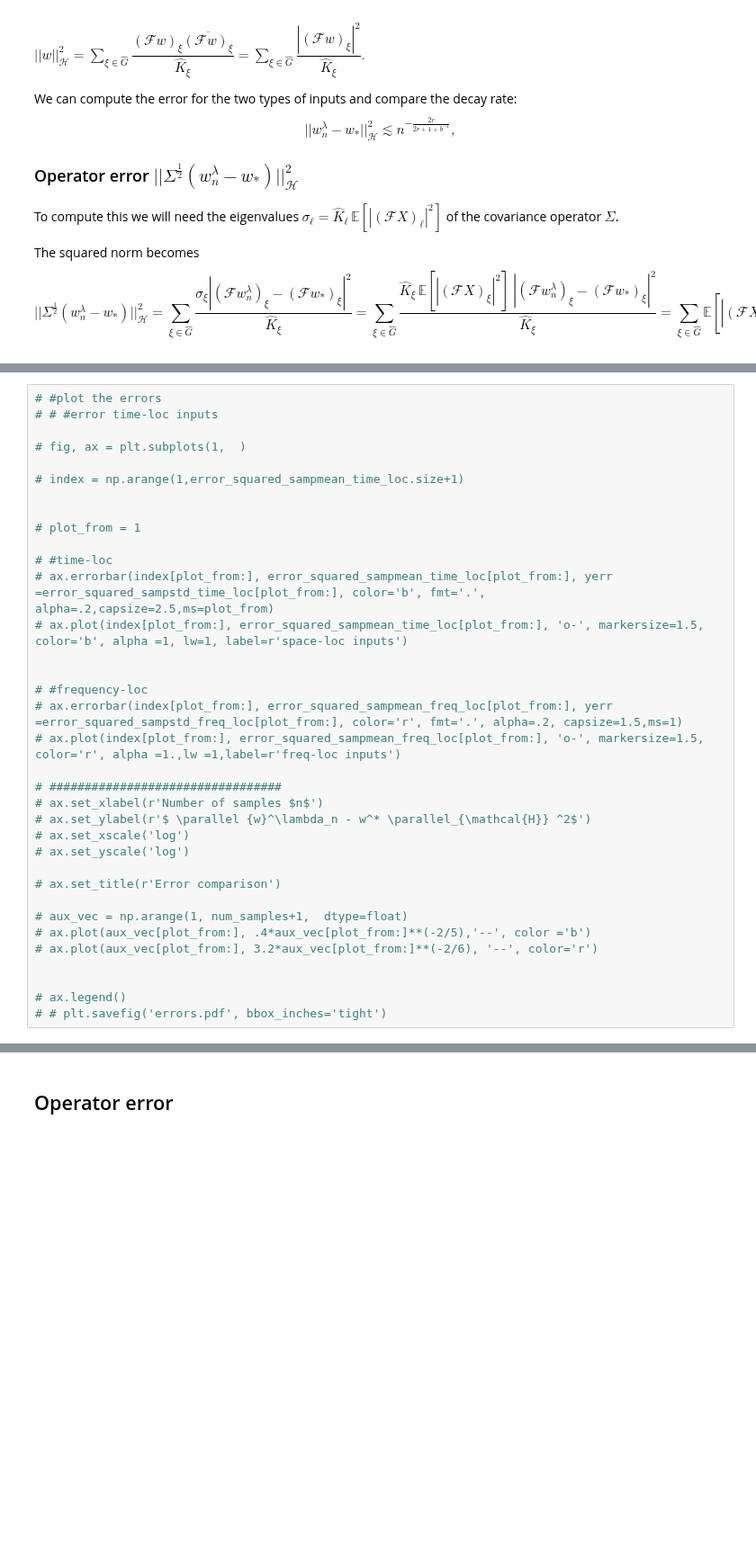
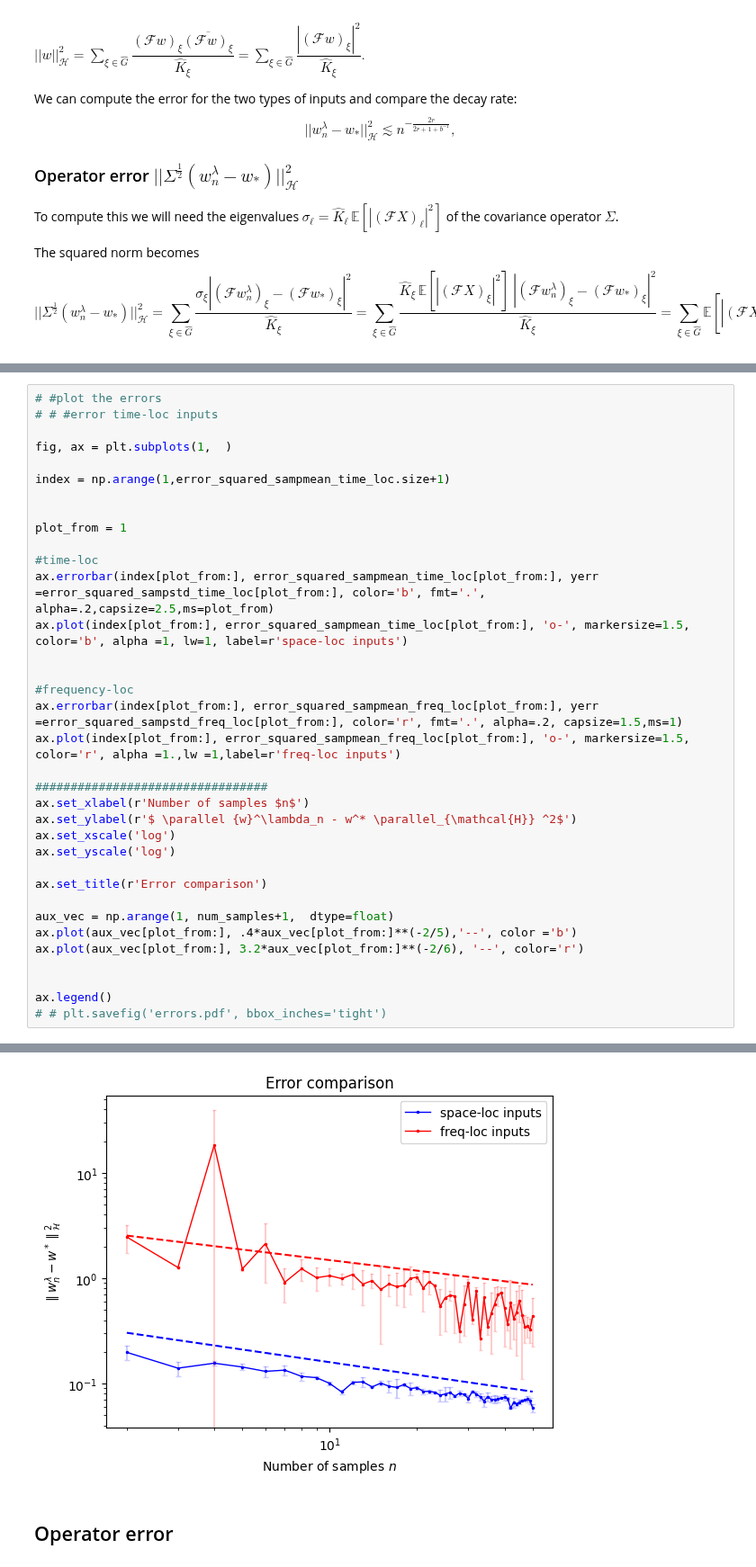
Before and after one commit to EmiliaMagnani/learnconv, a Jupyter notebook: notebooks/tutorial.ipynb, the cells around one changed output, grey strips where cells are left out. Shown at 90% size. Saved outputs shown, nothing was run; the diff lists cells and outputs as text; blank space fills up the shorter version.

```diff
--- a/notebooks/tutorial.ipynb
+++ b/notebooks/tutorial.ipynb
@@ -521,34 +577,35 @@ sample_gen_params_time_loc = {
 # #plot the errors
 # # #error time-loc inputs
 
-# fig, ax = plt.subplots(1,  )
+fig, ax = plt.subplots(1,  )
 
-# index = np.arange(1,error_squared_sampmean_time_loc.size+1)
+index = np.arange(1,error_squared_sampmean_time_loc.size+1)
 
 
-# plot_from = 1
+plot_from = 1
 
-# #time-loc
-# ax.errorbar(index[plot_from:], error_squared_sampmean_time_loc[plot_from:], yerr =error_squared_sampstd_time_loc[plot_from:], color='b', fmt='.', alpha=.2,capsize=2.5,ms=plot_from)
-# ax.plot(index[plot_from:], error_squared_sampmean_time_loc[plot_from:], 'o-', markersize=1.5, color='b', alpha =1, lw=1, label=r'space-loc inputs')
+#time-loc
+ax.errorbar(index[plot_from:], error_squared_sampmean_time_loc[plot_from:], yerr =error_squared_sampstd_time_loc[plot_from:], color='b', fmt='.', alpha=.2,capsize=2.5,ms=plot_from)
+ax.plot(index[plot_from:], error_squared_sampmean_time_loc[plot_from:], 'o-', markersize=1.5, color='b', alpha =1, lw=1, label=r'space-loc inputs')
 
 
-# #frequency-loc
-# ax.errorbar(index[plot_from:], error_squared_sampmean_freq_loc[plot_from:], yerr =error_squared_sampstd_freq_loc[plot_from:], color='r', fmt='.', alpha=.2, capsize=1.5,ms=1)
-# ax.plot(index[plot_from:], error_squared_sampmean_freq_loc[plot_from:], 'o-', markersize=1.5, color='r', alpha =1.,lw =1,label=r'freq-loc inputs')
+#frequency-loc
+ax.errorbar(index[plot_from:], error_squared_sampmean_freq_loc[plot_from:], yerr =error_squared_sampstd_freq_loc[plot_from:], color='r', fmt='.', alpha=.2, capsize=1.5,ms=1)
+ax.plot(index[plot_from:], error_squared_sampmean_freq_loc[plot_from:], 'o-', markersize=1.5, color='r', alpha =1.,lw =1,label=r'freq-loc inputs')
 
-# #################################
-# ax.set_xlabel(r'Number of samples $n$')
-# ax.set_ylabel(r'$ \parallel {w}^\lambda_n - w^* \parallel_{\mathcal{H}} ^2$')
-# ax.set_xscale('log')
-# ax.set_yscale('log')
+#################################
+ax.set_xlabel(r'Number of samples $n$')
+ax.set_ylabel(r'$ \parallel {w}^\lambda_n - w^* \parallel_{\mathcal{H}} ^2$')
+ax.set_xscale('log')
+ax.set_yscale('log')
 
-# ax.set_title(r'Error comparison')
+ax.set_title(r'Error comparison')
 
-# aux_vec = np.arange(1, num_samples+1,  dtype=float)
-# ax.plot(aux_vec[plot_from:], .4*aux_vec[plot_from:]**(-2/5),'--', color ='b')
-# ax.plot(aux_vec[plot_from:], 3.2*aux_vec[plot_from:]**(-2/6), '--', color='r')
+aux_vec = np.arange(1, num_samples+1,  dtype=float)
+ax.plot(aux_vec[plot_from:], .4*aux_vec[plot_from:]**(-2/5),'--', color ='b')
+ax.plot(aux_vec[plot_from:], 3.2*aux_vec[plot_from:]**(-2/6), '--', color='r')
 
 
-# ax.legend()
+ax.legend()
 # # plt.savefig('errors.pdf', bbox_inches='tight')
+# %% [output]
@@ -555,3 +613,4 @@ sample_gen_params_time_loc = {
+[figure, added]
 # %% [markdown]
 ## Operator error
 # %%
```
Also changed, not shown: parts of 11 cells of this notebook.
